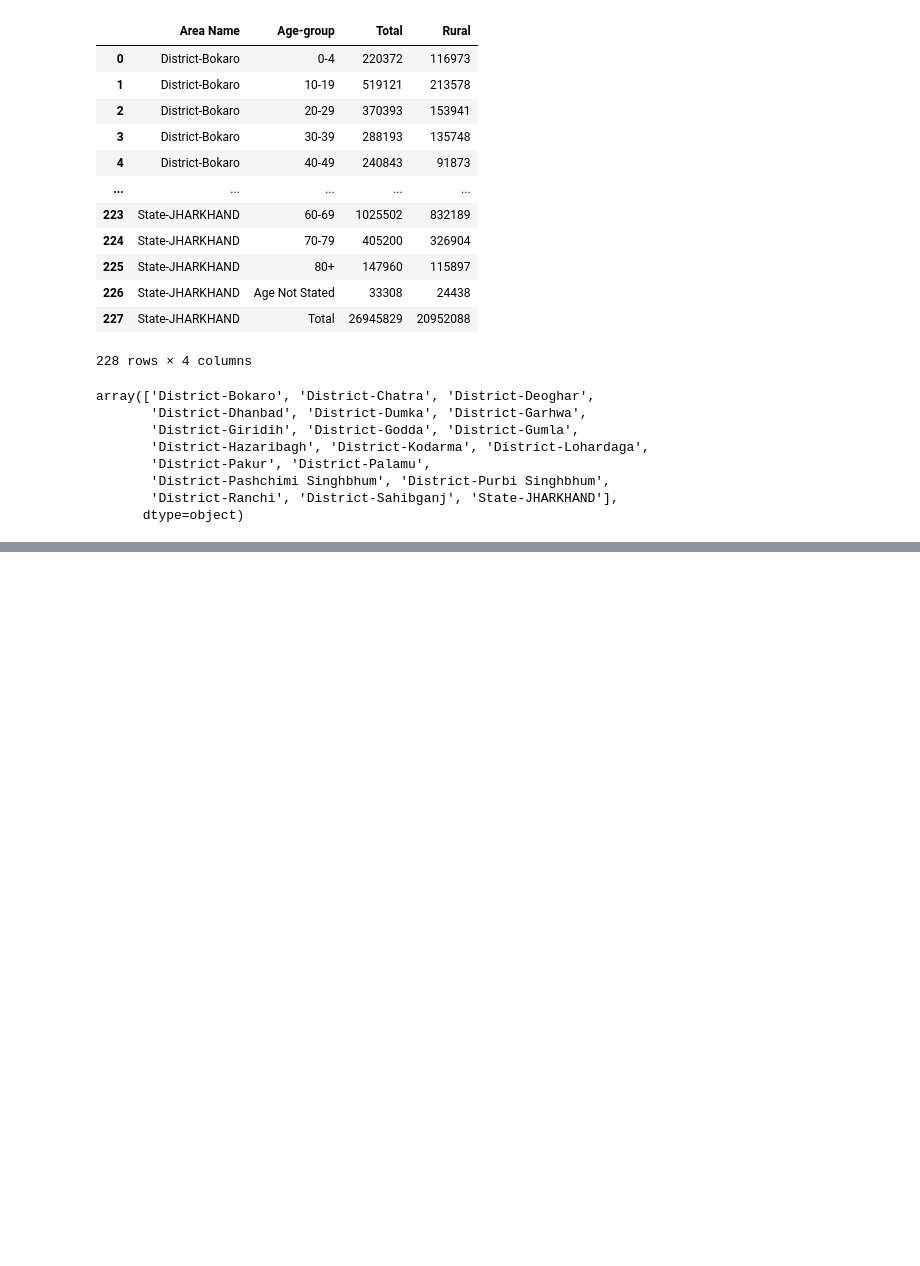
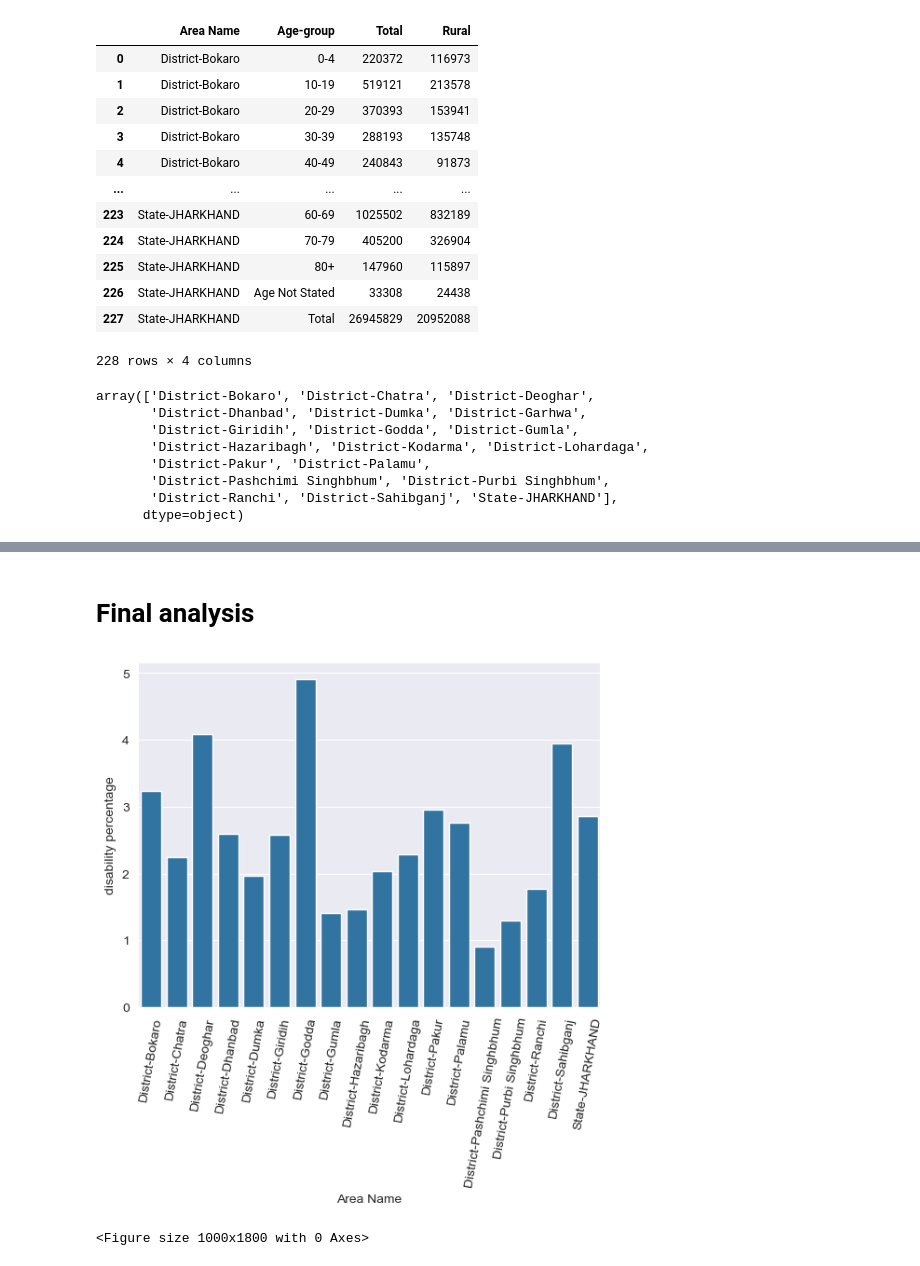
Before and after one commit to abhi-ram-M/jharkand-nuclear-radiation, a Jupyter notebook: main__.ipynb, the cells around one changed output, grey strips where cells are left out. Cells and saved outputs as stored; diff of their text form; code cells hidden in the pictures; blank space fills up the shorter version.

Commit message:
Commit-15. Analysis almost complete

```diff
--- a/main__.ipynb
+++ b/main__.ipynb
@@ -117,8 +117,15 @@ mapping = {
     'Adityapur (NA)': 'District-Pashchimi Singhbhum',
     'Purbi Singhbhum': 'District-Purbi Singhbhum',
     'Mango (NA)': 'District-Purbi Singhbhum',
-    'Jamshedpur (NA+OG)': 'District-Purbi Singhbhum'
+    'Jamshedpur (NA+OG)': 'District-Purbi Singhbhum',
+    'Latehar': 'District-Latehar',
+    'Ramgarh': 'District-Ramgarh',
+    'Jamtara': 'District-Jamtara',
+    'Khunti': 'District-Khunti',
+    'Simdega': 'District-Simdega',
+    'Saraikela-Kharsawan': 'District-Saraikela-Kharsawan'
 }
 
+
 nu_df['Area Name'] = nu_df['Area Name'].replace(mapping)
 # %%
@@ -551,3 +565,3 @@ array(['District-Bokaro', 'District-Chatra', 'District-Deoghar',
 # %%
 nu_df_tot = nu_df[nu_df['Age-group'] == 'Total'].reset_index()
-nu_df_tot
+nu_df_tot = nu_df_tot[['Area Name','Age-group','Total ']].reset_index()
@@ -571,0 +568,5 @@ nu_df_tot
+# %%
+ana_tot_df = pd.merge(nu_df_tot,total_a_df , on=['Area Name','Age-group'] )
+ana_tot_df.drop(columns=['index_x','index_y','Total/Rural/Urban'], inplace=True)
+ana_tot_df['disability percentage'] =(ana_tot_df['People_with_disability_TOTAL'] / ana_tot_df['Total '] * 100).round(2)
+ana_tot_df
@@ -571,0 +661,11 @@ nu_df_tot
+# %% [markdown]
+# Final analysis
+# %%
+sns.set_style('darkgrid')
+sns.barplot(x = 'Area Name', y = 'disability percentage',data=ana_tot_df)
+plt.xticks(rotation = 80)
+plt.figure(figsize=(10,18))
+plt.show()
+# %% [output]
+[figure, added]
+<Figure size 1000x1800 with 0 Axes>
```
Also changed, not shown: parts of 28 cells of this notebook.
